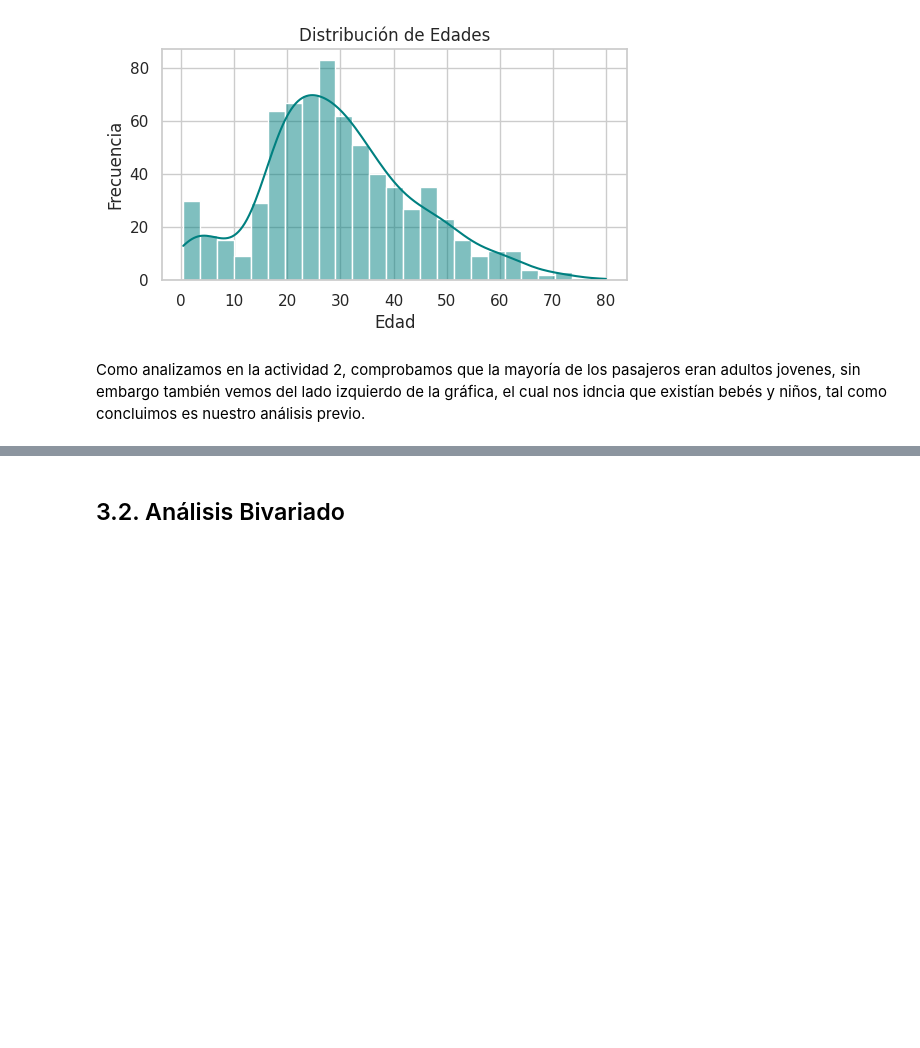
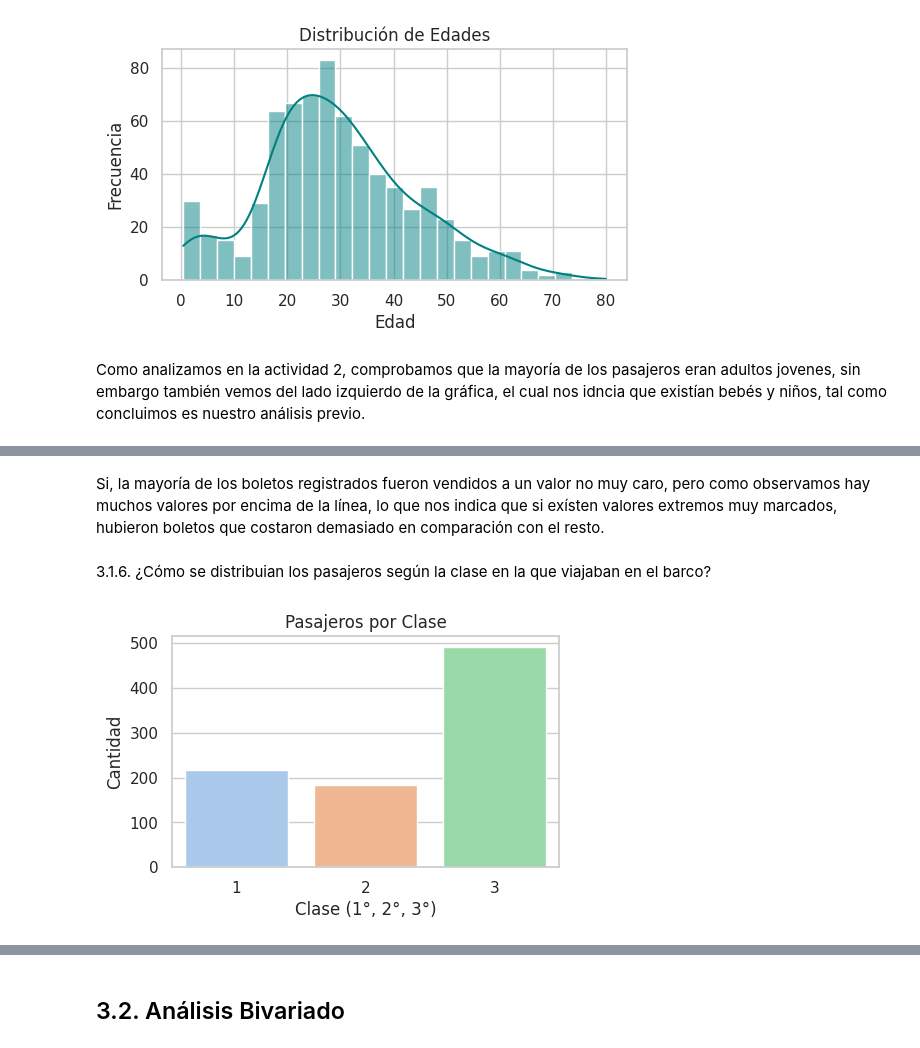
Before and after one commit to FabsRobles/Practica2-IA, a Jupyter notebook: notebook/Titanic_EDA.ipynb, the cells around one changed output, grey strips where cells are left out. Saved outputs shown, nothing was run; the diff lists cells and outputs as text; code cells hidden in the pictures; blank space fills up the shorter version.

```diff
--- a/notebook/Titanic_EDA.ipynb
+++ b/notebook/Titanic_EDA.ipynb
@@ -498,0 +526,13 @@ Como observamos la mayoría de los puntos se concentran en una sola región, sin
+# %% [markdown]
+Si, la mayoría de los boletos registrados fueron vendidos a un valor no muy caro, pero como observamos hay muchos valores por encima de la línea, lo que nos indica que si exísten valores extremos muy marcados, hubieron boletos que costaron demasiado en comparación con el resto.
+# %% [markdown]
+3.1.6. ¿Cómo se distribuian los pasajeros según la clase en la que viajaban en el barco?
+# %%
+plt.figure(figsize=(5, 3))
+sns.countplot(x='Pclass',hue='Pclass', data=df, palette='pastel',legend= False)
+plt.title('Pasajeros por Clase')
+plt.xlabel('Clase (1°, 2°, 3°)')
+plt.ylabel('Cantidad')
+plt.show()
+# %% [output]
+[figure, added]
```
Also changed, not shown: parts of 27 cells of this notebook.
